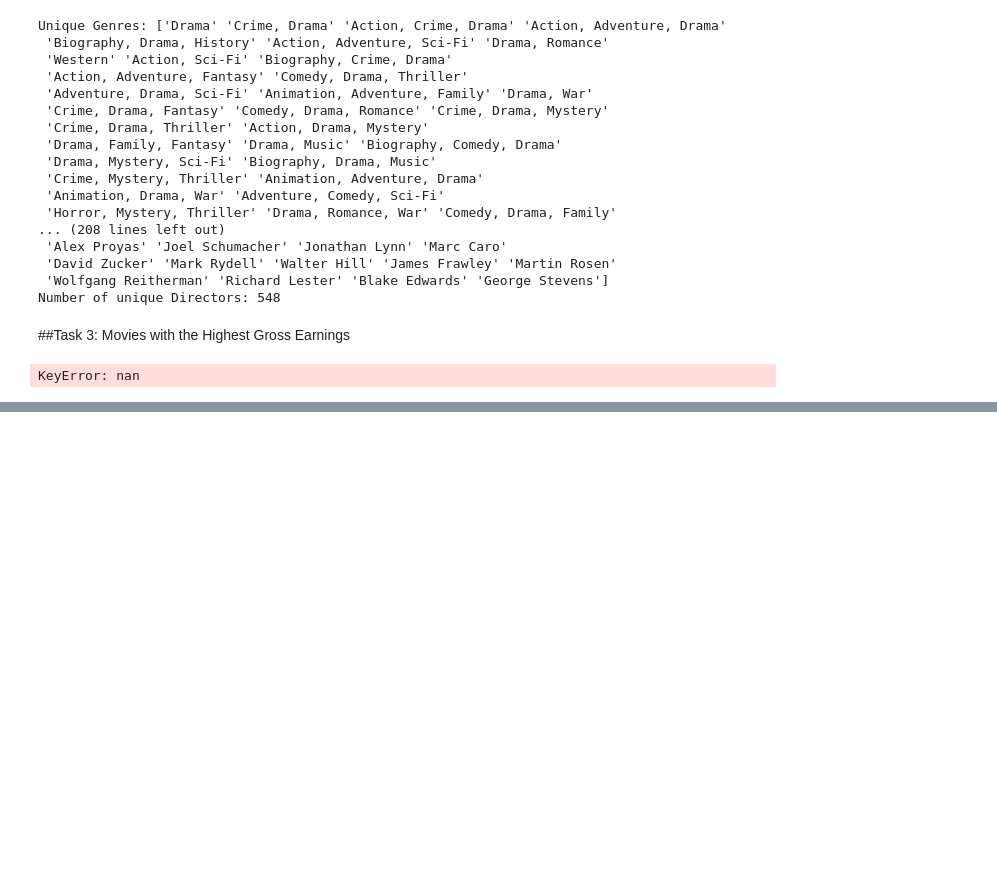
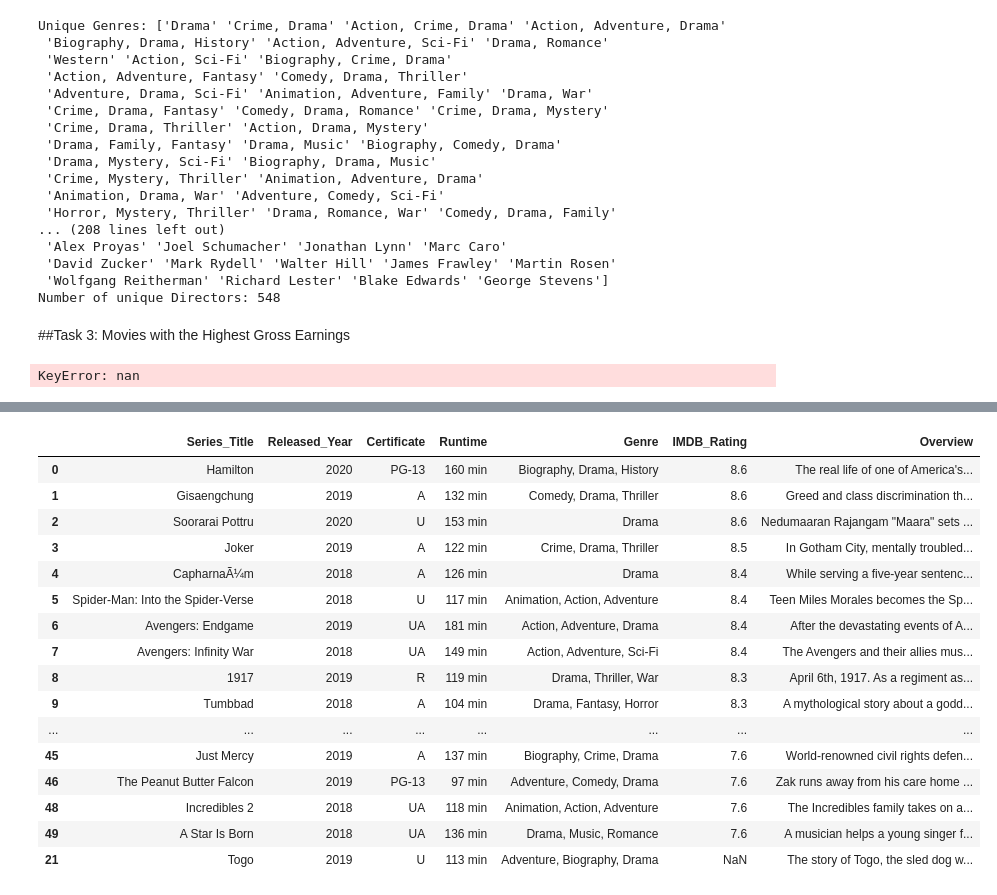
Before and after one commit to csiyu0962-collab/Programming-for-business-application-, a Jupyter notebook: Programming_week_8_seminar_.ipynb, the cells around one changed output, grey strips where cells are left out. Saved outputs shown, nothing was run; the diff lists cells and outputs as text; code cells hidden in the pictures; blank space fills up the shorter version.

```diff
--- a/Programming_week_8_seminar_.ipynb
+++ b/Programming_week_8_seminar_.ipynb
@@ -325,0 +386,12 @@ KeyError: nan
+# %%
+#Program 4
+import pandas as pd
+dataframe=pd.read_csv("/content/MoviesData18-20.csv")
+# using row count and column name
+dataframe.loc[38, 'Certificate'] = 'UA'
+dataframe.loc[15, 'Released_Year'] = '2018'
+dataframe.loc[21,'IMDB_Rating']='7.6'
+
+#drop duplicates using dataframe function called drop_duplicate
+dataframe.drop_duplicates(keep="last", inplace=True)#change data directly in the original file)
+dataframe
@@ -325,0 +481,25 @@ KeyError: nan
+# %%
+#Program 7, sort movies based on the movie rating
+### Execute the below code
+MovieRating = dataframe.sort_values('IMDB_Rating', ascending=False)
+MovieRating
+# can you try changing the code to sort in opposite order /i.e ascending?
+# can you also try to filter to display only top 10 movies
+# %% [output]
+|  | Series_Title | Released_Year | Certificate | Runtime | Genre | IMDB_Rating | Overview |
+| 0 | Hamilton | 2020 | PG-13 | 160 min | Biography, Drama, History | 8.6 | The real life of one of America's... |
+| 1 | Gisaengchung | 2019 | A | 132 min | Comedy, Drama, Thriller | 8.6 | Greed and class discrimination th... |
+| 2 | Soorarai Pottru | 2020 | U | 153 min | Drama | 8.6 | Nedumaaran Rajangam "Maara" sets ... |
+| 3 | Joker | 2019 | A | 122 min | Crime, Drama, Thriller | 8.5 | In Gotham City, mentally troubled... |
+| 4 | CapharnaÃ¼m | 2018 | A | 126 min | Drama | 8.4 | While serving a five-year sentenc... |
+| 5 | Spider-Man: Into the Spider-Verse | 2018 | U | 117 min | Animation, Action, Adventure | 8.4 | Teen Miles Morales becomes the Sp... |
+| 6 | Avengers: Endgame | 2019 | UA | 181 min | Action, Adventure, Drama | 8.4 | After the devastating events of A... |
+| 7 | Avengers: Infinity War | 2018 | UA | 149 min | Action, Adventure, Sci-Fi | 8.4 | The Avengers and their allies mus... |
+| 8 | 1917 | 2019 | R | 119 min | Drama, Thriller, War | 8.3 | April 6th, 1917. As a regiment as... |
+| 9 | Tumbbad | 2018 | A | 104 min | Drama, Fantasy, Horror | 8.3 | A mythological story about a godd... |
+| ... | ... | ... | ... | ... | ... | ... | ... |
+| 45 | Just Mercy | 2019 | A | 137 min | Biography, Crime, Drama | 7.6 | World-renowned civil rights defen... |
+| 46 | The Peanut Butter Falcon | 2019 | PG-13 | 97 min | Adventure, Comedy, Drama | 7.6 | Zak runs away from his care home ... |
+| 48 | Incredibles 2 | 2018 | UA | 118 min | Animation, Action, Adventure | 7.6 | The Incredibles family takes on a... |
+| 49 | A Star Is Born | 2018 | UA | 136 min | Drama, Music, Romance | 7.6 | A musician helps a young singer f... |
+| 21 | Togo | 2019 | U | 113 min | Adventure, Biography, Drama | NaN | The story of Togo, the sled dog w... |
```
Also changed, not shown: parts of 24 cells of this notebook.
